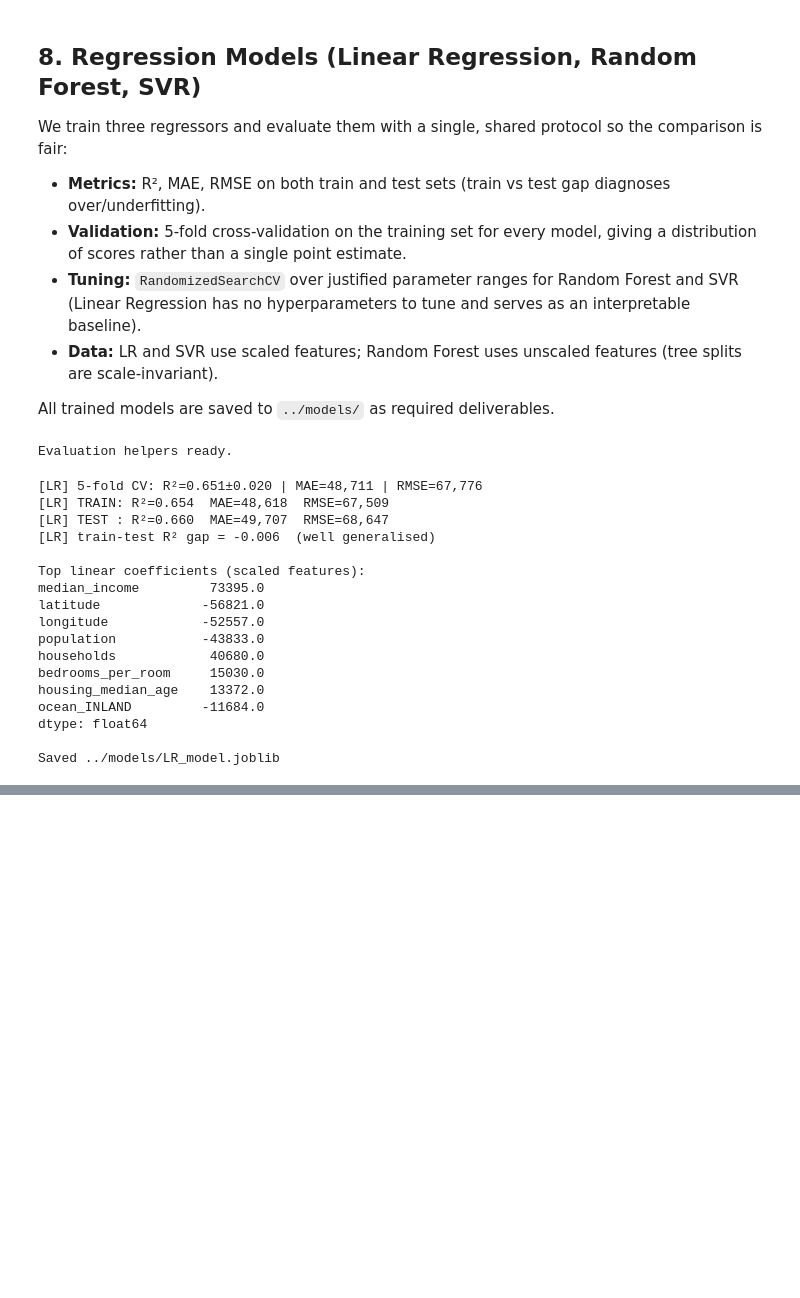
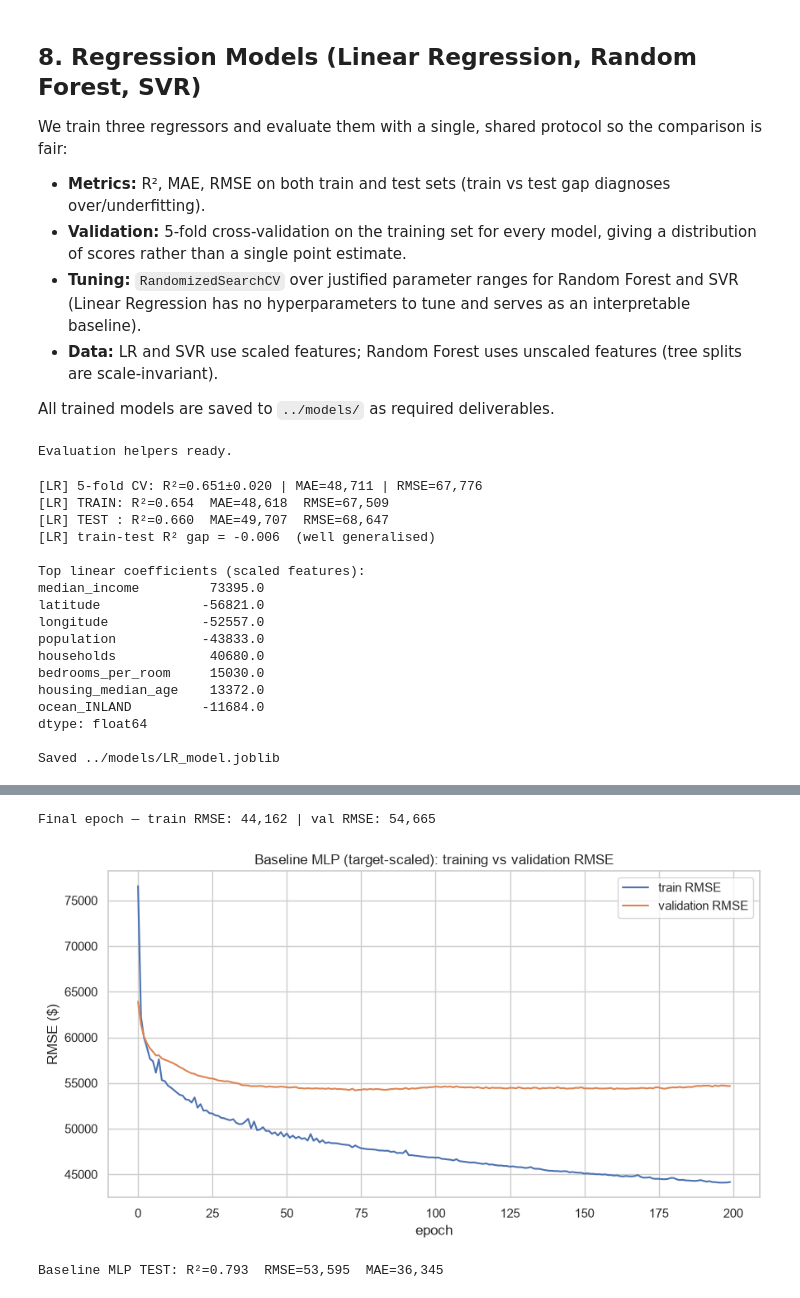
Before and after one commit to Arush70/California-House-Pridictor, a Jupyter notebook: notebooks/Training_Models.ipynb, the cells around one changed output, grey strips where cells are left out. Drawn from its saved outputs; the diff is of its cells as text; code cells hidden in the pictures; blank space fills up the shorter version.

```diff
--- a/notebooks/Training_Models.ipynb
+++ b/notebooks/Training_Models.ipynb
@@ -1163,0 +1459,71 @@ KeyboardInterrupt:
+# %%
+# Stage 10b (target-scaled): Baseline MLP with standardised target
+#
+# Diagnosis: the previous MLP underfit (high train RMSE, no train/val gap,
+# flat curve). Cause is target-scale conditioning — with the target in
+# hundreds of thousands, the MSE loss is ~1e10 and gradients are poorly scaled
+# for Adam. We standardise the target for training (as we did for SVR) and
+# invert the transform for evaluation. Inputs are already scaled.
+
+
+
+
+from sklearn.preprocessing import StandardScaler
+
+# Scale the target (fit on TRAIN only — no leakage).
+y_scaler = StandardScaler()
+y_tr_scaled = y_scaler.fit_transform(y_tr.reshape(-1, 1)).ravel()
+
+def build_mlp(dropout_rate=0.0, l2=0.0):
+    reg = keras.regularizers.l2(l2) if l2 > 0 else None
+    model = keras.Sequential([keras.Input(shape=(X_tr.shape[1],))])
+    model.add(layers.Dense(64, activation="relu", kernel_regularizer=reg))
+    if dropout_rate > 0:
+        model.add(layers.Dropout(dropout_rate))
+    model.add(layers.Dense(32, activation="relu", kernel_regularizer=reg))
+    if dropout_rate > 0:
+        model.add(layers.Dropout(dropout_rate))
+    model.add(layers.Dense(1))
+    model.compile(optimizer=keras.optimizers.Adam(learning_rate=1e-3),
+                  loss="mse", metrics=["mae"])
+    return model
+
+tf.random.set_seed(RANDOM_STATE)
+mlp_base = build_mlp(dropout_rate=0.0, l2=0.0)
+
+history_base = mlp_base.fit(
+    X_tr, y_tr_scaled,            # train on SCALED target
+    validation_split=0.2,
+    epochs=200,
+    batch_size=64,
+    verbose=0
+)
+
+# Helper: predict and invert the target scaling back to dollars.
+def mlp_predict_dollars(model, X):
+    p_scaled = model.predict(X, verbose=0).ravel()
+    return y_scaler.inverse_transform(p_scaled.reshape(-1, 1)).ravel()
+
+# Convergence check (convert scaled-loss RMSE back to dollars via target std).
+target_std = y_scaler.scale_[0]
+final_train_rmse = np.sqrt(history_base.history["loss"][-1]) * target_std
+final_val_rmse   = np.sqrt(history_base.history["val_loss"][-1]) * target_std
+print(f"Final epoch — train RMSE: {final_train_rmse:,.0f} | val RMSE: {final_val_rmse:,.0f}")
+
+plt.figure(figsize=(9, 5))
+plt.plot(np.sqrt(history_base.history["loss"]) * target_std, label="train RMSE")
+plt.plot(np.sqrt(history_base.history["val_loss"]) * target_std, label="validation RMSE")
+plt.title("Baseline MLP (target-scaled): training vs validation RMSE")
+plt.xlabel("epoch"); plt.ylabel("RMSE ($)"); plt.legend()
+plt.tight_layout()
+plt.savefig("../figures/mlp_baseline_curves.png", dpi=150, bbox_inches="tight")
+plt.show()
+
+base_pred = mlp_predict_dollars(mlp_base, X_te)
+print(f"Baseline MLP TEST: R²={r2_score(y_te, base_pred):.3f}  "
+      f"RMSE={np.sqrt(mean_squared_error(y_te, base_pred)):,.0f}  "
+      f"MAE={mean_absolute_error(y_te, base_pred):,.0f}")
+# %% [output]
+Final epoch — train RMSE: 44,162 | val RMSE: 54,665
+[figure, added]
+Baseline MLP TEST: R²=0.793  RMSE=53,595  MAE=36,345
```
Also changed, not shown: parts of 25 cells of this notebook, 17 other files.
